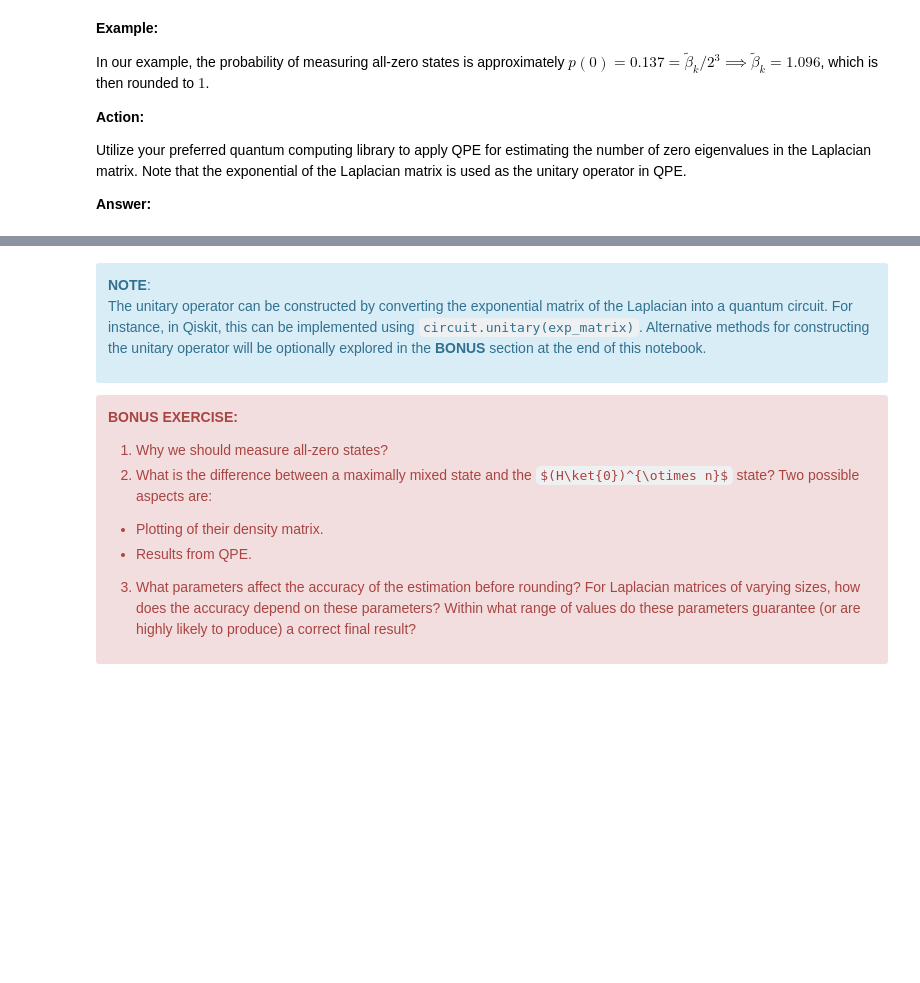
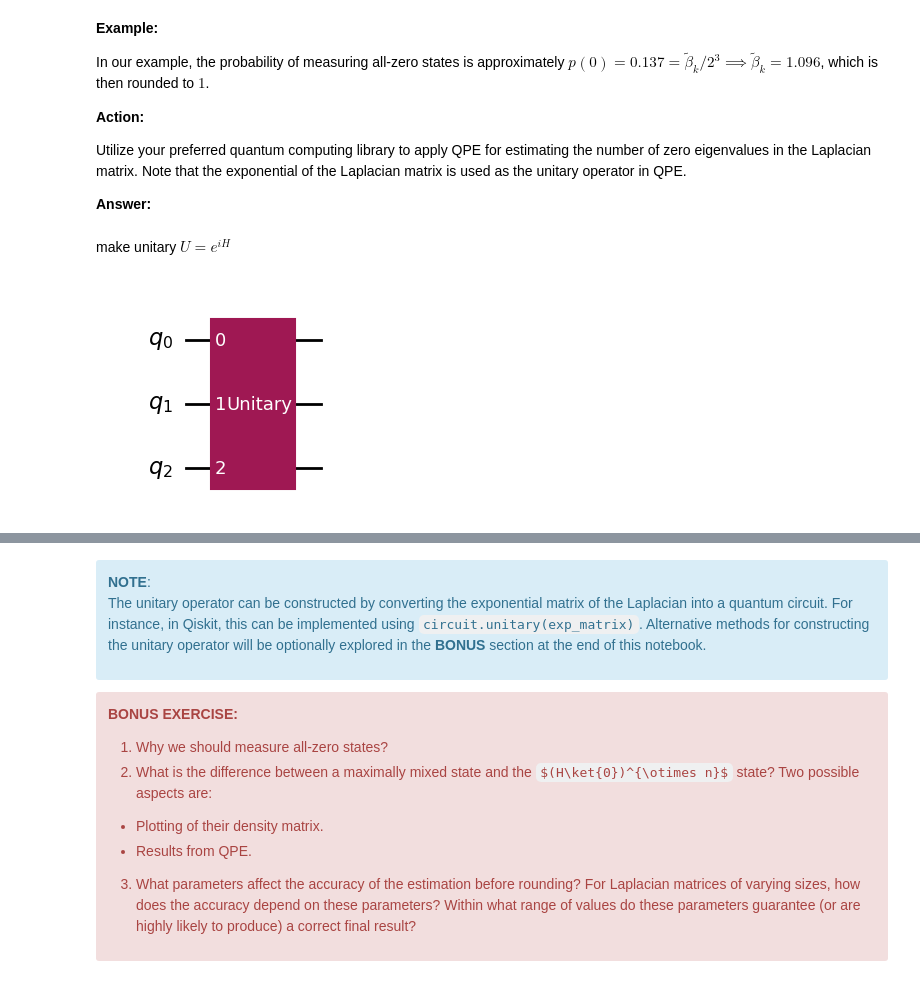
Before and after one commit to JoeJoeNguyen/MOODYS_2025_Hackathon, a Jupyter notebook: moodys_challenge.ipynb, the cells around one changed output, grey strips where cells are left out. Cells and saved outputs as stored; diff of their text form; code cells hidden in the pictures; some formulas as TeX source; blank space fills up the shorter version.

```diff
--- a/moodys_challenge.ipynb
+++ b/moodys_challenge.ipynb
@@ -771,3 +818,34 @@ Utilize your preferred quantum computing library to apply QPE for estimating the
 **Answer:**
 # %%
 # write your code here
+#Joe's code
+from qiskit import *
+#example: making the laplace matrix from example
+
+H_1 = np.array([
+    [3, 0, 0, 0, 0, 0, 0, 0],
+    [0, 3, 0, -1, -1, 0, 0, 0],
+    [0, 0, 3, -1, -1, 0, 0, 0],
+    [0, -1, -1, 2, 1, -1, 0, 0],
+    [0, -1, -1, 1, 2, 1, 0, 0],
+    [0, 0, 0, -1, 1, 2, 0, 0],
+    [0, 0, 0, 0, 0, 0, 3, 0],
+    [0, 0, 0, 0, 0, 0, 0, 3]
+])
+# %% [markdown]
+make unitary
+$U = e^{iH}$
+# %%
+from scipy.linalg import expm
+
+def make_unitary(H):
+    return expm(1j * H)
+
+U = make_unitary(H_1)
+U.shape
+
+circuitU  = QuantumCircuit(3)
+circuitU.unitary(U, [0,1,2])
+circuitU.draw('mpl')
+# %% [output]
+[figure, added]
```
Also changed, not shown: parts of 5 cells of this notebook, 1 other file.
